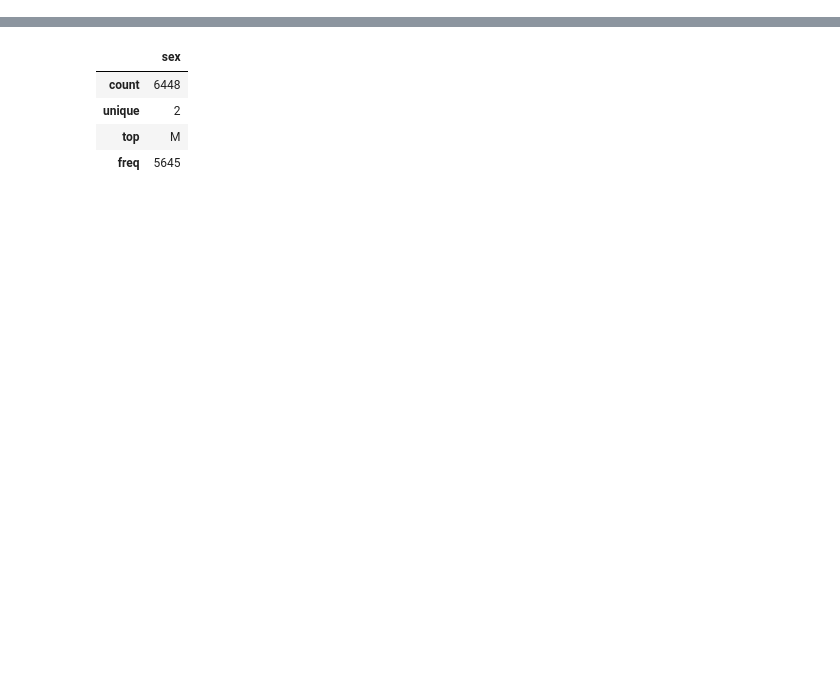
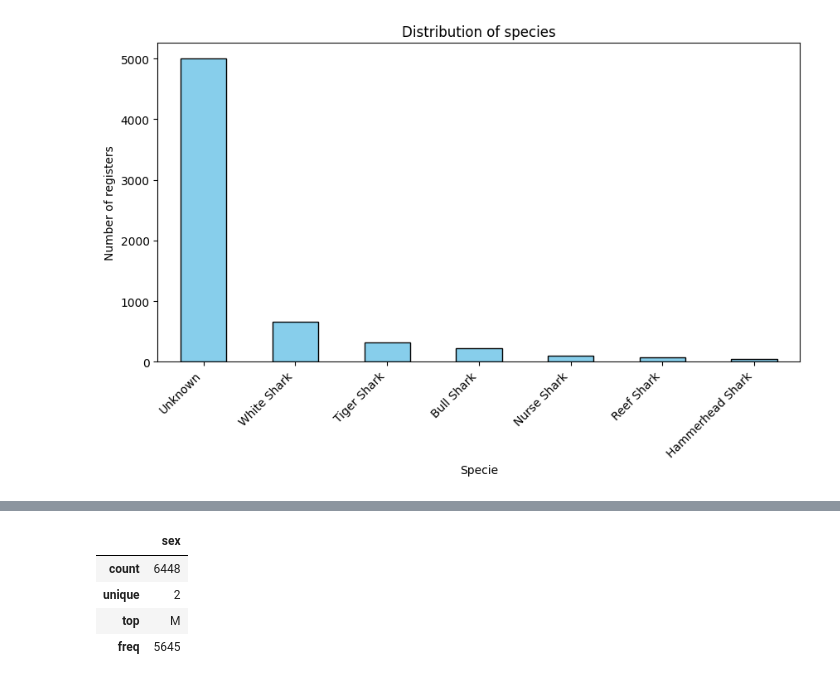
Before and after one commit to gabigens/Week-2-Mini-Project---Shark-Attacks, a Jupyter notebook: Mini_project_week_2.ipynb, the cells around one changed output, grey strips where cells are left out. Drawn from its saved outputs; the diff is of its cells as text; code cells hidden in the pictures; blank space fills up the shorter version.

```diff
--- a/Mini_project_week_2.ipynb
+++ b/Mini_project_week_2.ipynb
@@ -175,0 +199,12 @@ Name: count, dtype: int64
+# %%
+counts = df['species'].value_counts() # Frequency by category
+
+counts.plot(kind='bar', figsize=(10,5), color='skyblue', edgecolor='black') # Bar Graphic
+
+plt.title("Distribution of species")
+plt.xlabel("Specie")
+plt.ylabel("Number of registers")
+plt.xticks(rotation=45, ha='right')
+plt.show()
+# %% [output]
+[figure, added]
```
Also changed, not shown: parts of 7 cells of this notebook.
